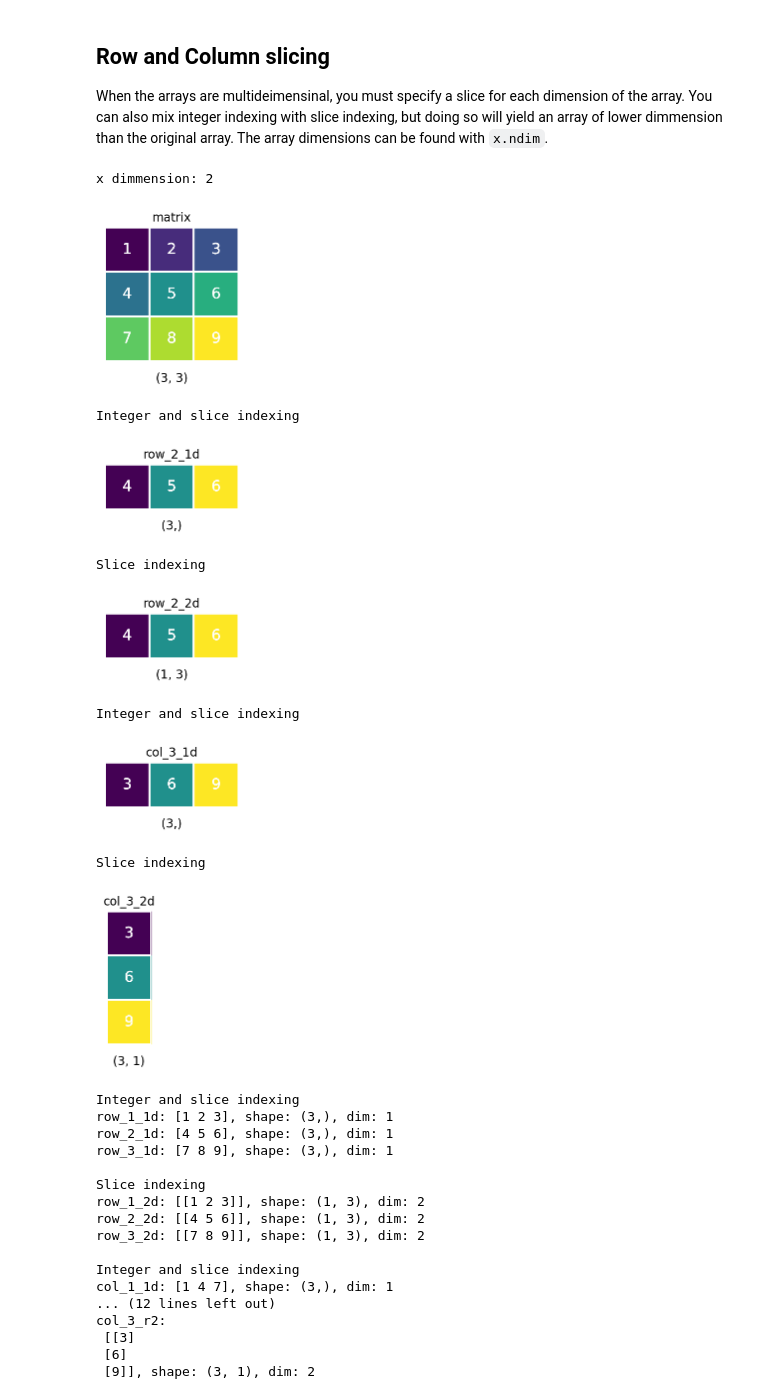
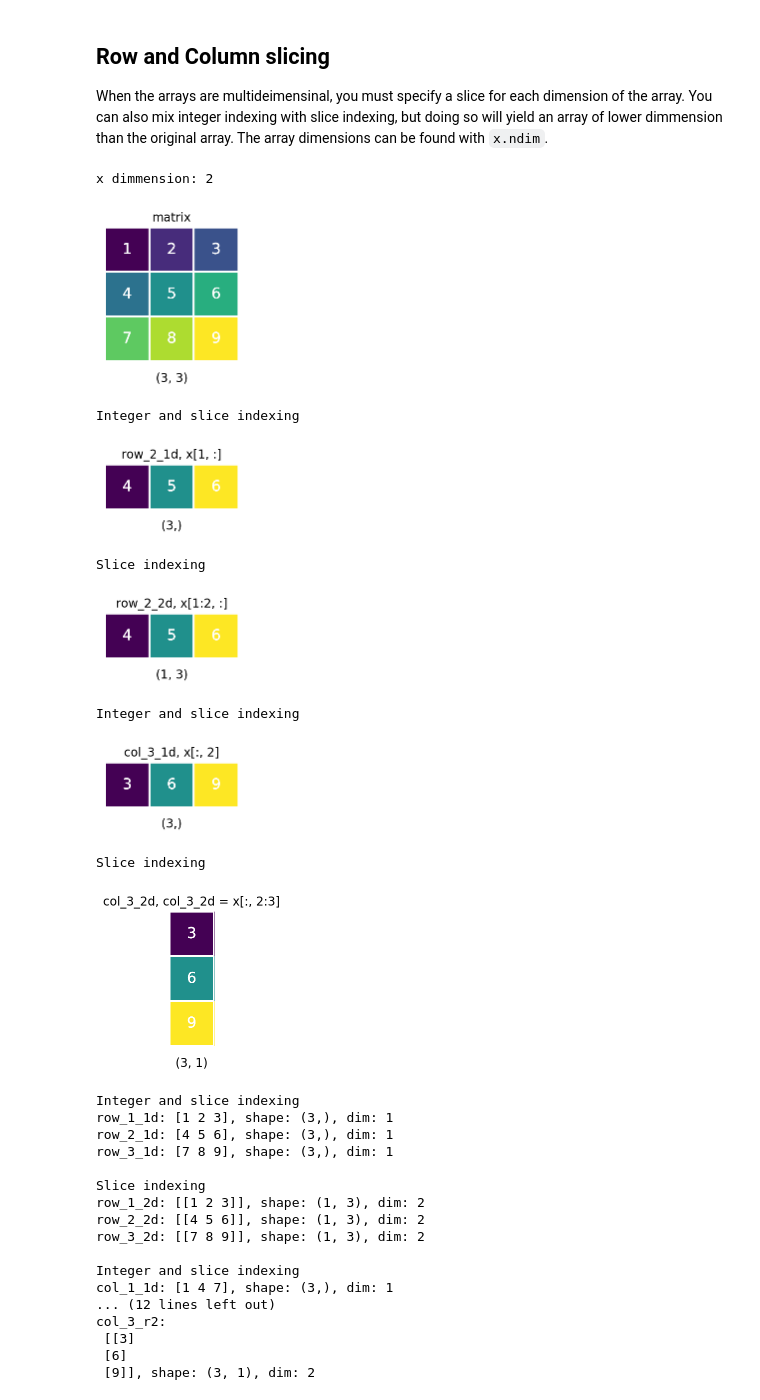
Before and after one commit to Bjarten/numpy-tutorial, a Jupyter notebook: numpy-examples.ipynb, the cells around one changed output. Cells and saved outputs as stored; diff of their text form; code cells hidden in the pictures.

```diff
--- a/numpy-examples.ipynb
+++ b/numpy-examples.ipynb
@@ -167,44 +167,44 @@ col_3_2d = x[:, 2:3]
 
 visulize_array(x, 'matrix')
 print('Integer and slice indexing')
-visulize_array(row_2_1d, 'row_2_1d')
+visulize_array(row_2_1d, 'row_2_1d, x[1, :]')
 print('Slice indexing')
-visulize_array(row_2_2d, 'row_2_2d')
+visulize_array(row_2_2d, 'row_2_2d, x[1:2, :]')
 print('Integer and slice indexing')
-visulize_array(col_3_1d, 'col_3_1d')
+visulize_array(col_3_1d, 'col_3_1d, x[:, 2]')
 print('Slice indexing')
-visulize_array(col_3_2d, 'col_3_2d')
+visulize_array(col_3_2d, 'col_3_2d, col_3_2d = x[:, 2:3]')
 
 print('Integer and slice indexing')
 print(f'row_1_1d: {row_1_1d}, shape: {row_1_1d.shape}, dim: {row_1_1d.ndim}')
 print(f'row_2_1d: {row_2_1d}, shape: {row_2_1d.shape}, dim: {row_2_1d.ndim}')
 print(f'row_3_1d: {row_3_1d}, shape: {row_3_1d.shape}, dim: {row_3_1d.ndim}')
 
 print('\nSlice indexing')
 print(f'row_1_2d: {row_1_2d}, shape: {row_1_2d.shape}, dim: {row_1_2d.ndim}')
 print(f'row_2_2d: {row_2_2d}, shape: {row_2_2d.shape}, dim: {row_2_2d.ndim}')
 print(f'row_3_2d: {row_3_2d}, shape: {row_3_2d.shape}, dim: {row_3_2d.ndim}')
 
 print('\nInteger and slice indexing')
 print(f'col_1_1d: {col_1_1d}, shape: {col_1_1d.shape}, dim: {col_1_1d.ndim}')
 print(f'col_2_1d: {col_2_1d}, shape: {col_2_1d.shape}, dim: {col_2_1d.ndim}')
 print(f'col_3_1d: {col_3_1d}, shape: {col_3_1d.shape}, dim: {col_3_1d.ndim}')
 
 print('\nSlice indexing')
 print(f'col_1_r2:\n {col_1_2d}, shape: {col_1_2d.shape}, dim: {col_1_2d.ndim}')
 print(f'col_2_r2:\n {col_2_2d}, shape: {col_2_2d.shape}, dim: {col_2_2d.ndim}')
 print(f'col_3_r2:\n {col_3_2d}, shape: {col_3_2d.shape}, dim: {col_3_2d.ndim}')
 # %% [output]
 x dimmension: 2
 [figure]
 Integer and slice indexing
-[figure, old version]
+[figure, new version]
 Slice indexing
-[figure, old version]
+[figure, new version]
 Integer and slice indexing
-[figure, old version]
+[figure, new version]
 Slice indexing
-[figure, old version]
+[figure, new version]
 Integer and slice indexing
 row_1_1d: [1 2 3], shape: (3,), dim: 1
 row_2_1d: [4 5 6], shape: (3,), dim: 1
```
